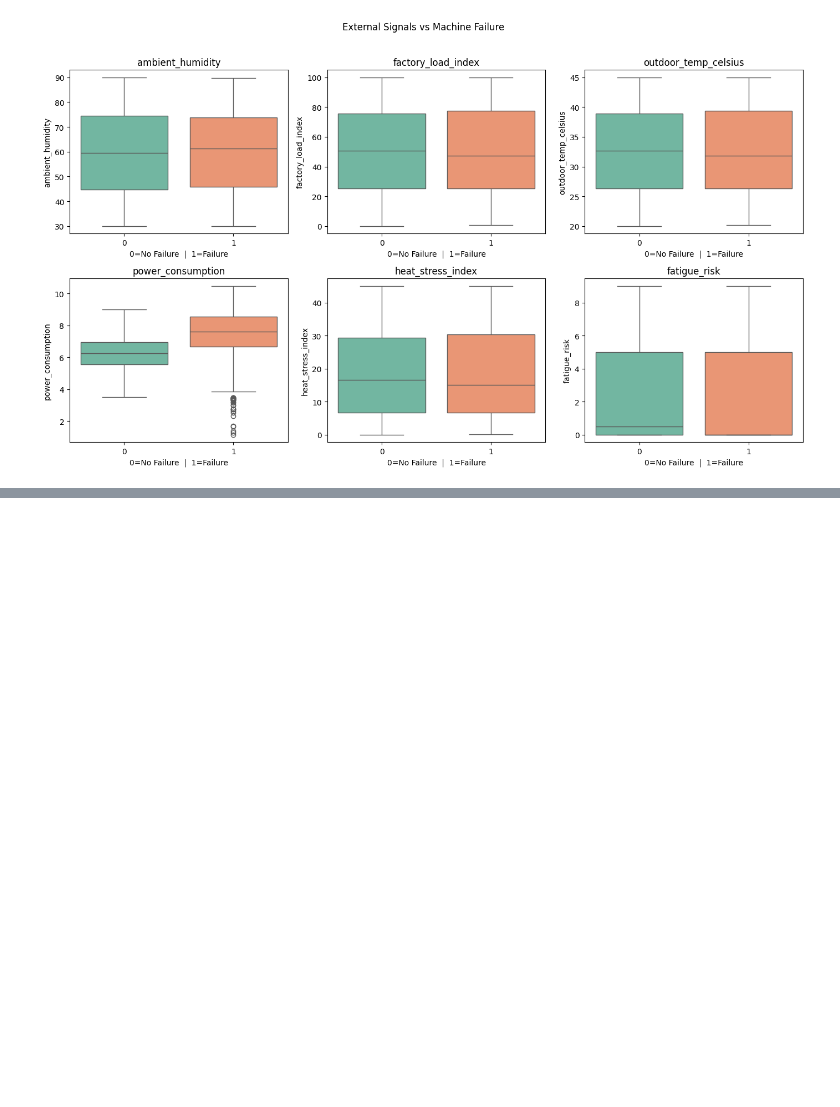
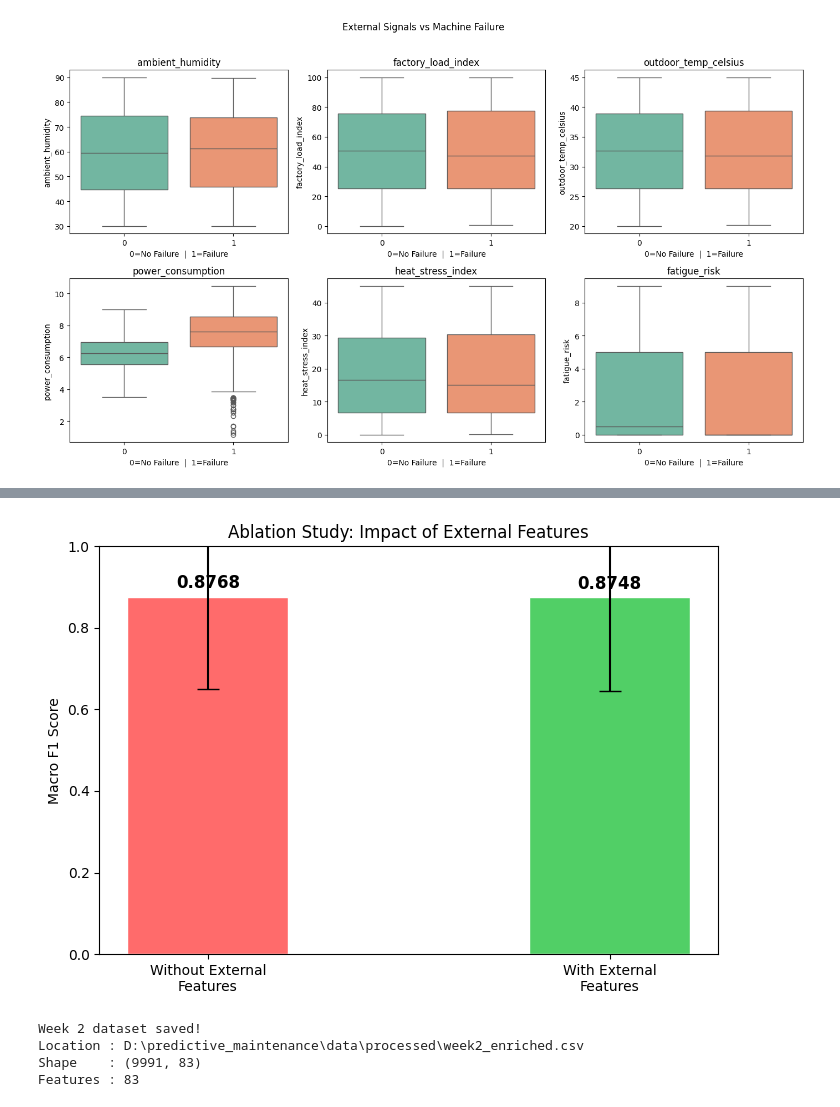
Before and after one commit to sanjay071202/predictive-Maintenance, a Jupyter notebook: notebooks/02_ingestion.ipynb, the cells around one changed output, grey strips where cells are left out. Cells and saved outputs as stored; diff of their text form; code cells hidden in the pictures; blank space fills up the shorter version.

```diff
--- a/notebooks/02_ingestion.ipynb
+++ b/notebooks/02_ingestion.ipynb
@@ -159,0 +237,47 @@ Passing `palette` without assigning `hue` is deprecated and will be removed in v
+# %%
+labels = ['Without External\nFeatures', 'With External\nFeatures']
+means  = [scores_internal.mean(), scores_full.mean()]
+stds   = [scores_internal.std(),  scores_full.std()]
+colors = ['#FF6B6B', '#51CF66']
+
+plt.figure(figsize=(7, 5))
+bars = plt.bar(labels, means, yerr=stds,
+               color=colors, edgecolor='white',
+               capsize=8, width=0.4)
+
+for bar, mean in zip(bars, means):
+    plt.text(
+        bar.get_x() + bar.get_width()/2,
+        bar.get_height() + 0.02,
+        f'{mean:.4f}',
+        ha='center', fontsize=12, fontweight='bold'
+    )
+
+plt.title('Ablation Study: Impact of External Features')
+plt.ylabel('Macro F1 Score')
+plt.ylim(0, 1.0)
+plt.tight_layout()
+plt.show()
+# %% [output]
+[figure, added]
+# %%
+import os
+save_dir = r'D:\predictive_maintenance\data\processed'
+os.makedirs(save_dir, exist_ok=True)
+
+drop_save  = ['timestamp', 'Product ID', 'Type']
+df_save    = df.drop(columns=[c for c in drop_save
+                               if c in df.columns])
+
+save_path  = r'D:\predictive_maintenance\data\processed\week2_enriched.csv'
+df_save.to_csv(save_path, index=False)
+
+print("Week 2 dataset saved!")
+print(f"Location : {save_path}")
+print(f"Shape    : {df_save.shape}")
+print(f"Features : {df_save.shape[1]}")
+# %% [output]
+Week 2 dataset saved!
+Location : D:\predictive_maintenance\data\processed\week2_enriched.csv
+Shape    : (9991, 83)
+Features : 83
```
Also changed, not shown: parts of 3 cells of this notebook.
